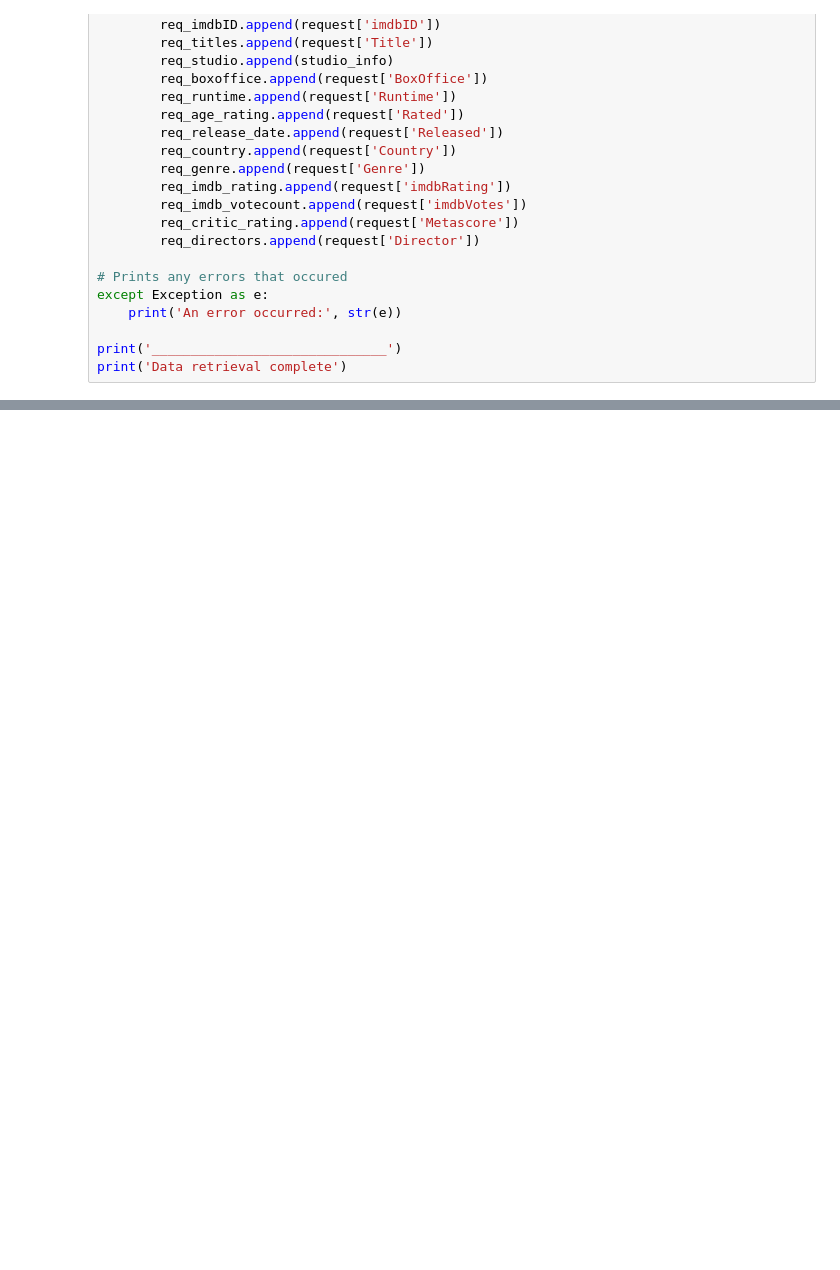
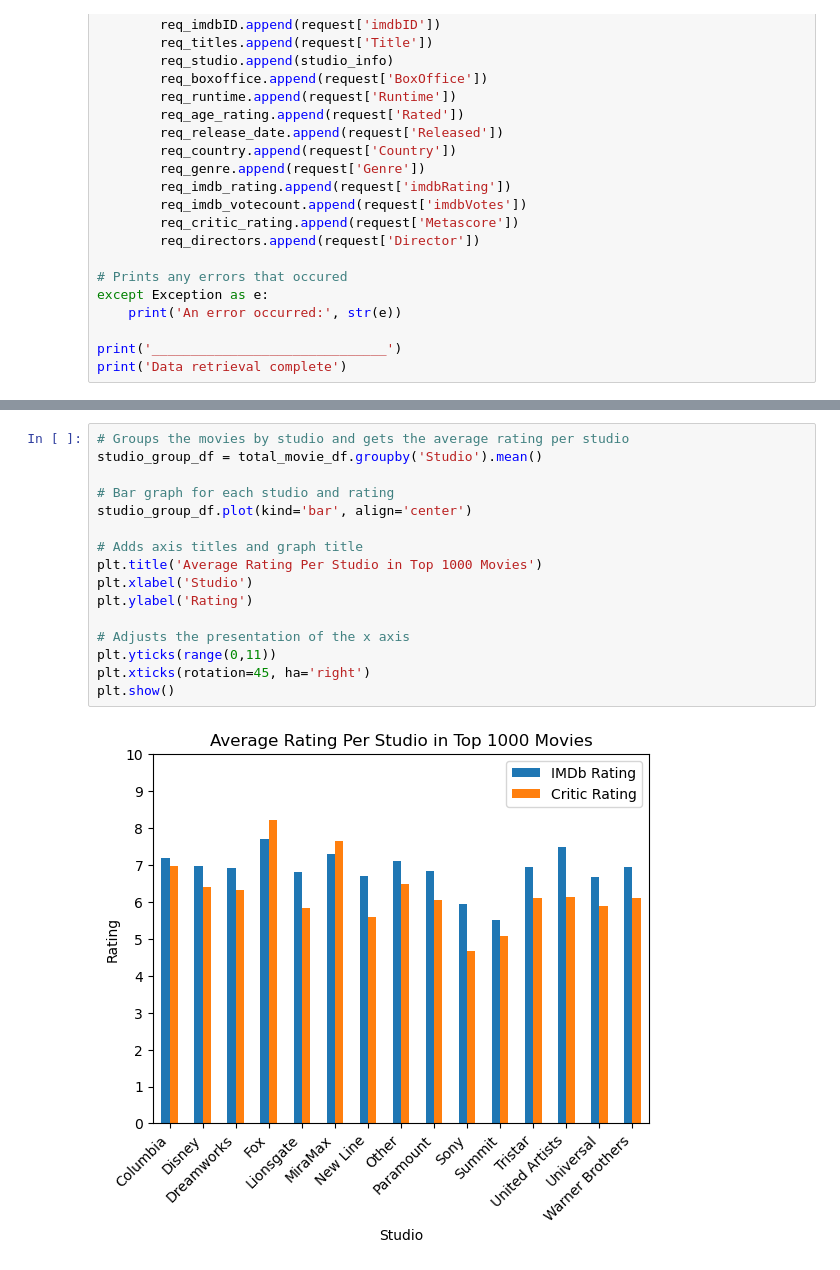
Before and after one commit to jnh17331/project1, a Jupyter notebook: main.ipynb, the cells around one changed output, grey strips where cells are left out. Saved outputs shown, nothing was run; the diff lists cells and outputs as text; blank space fills up the shorter version.

```diff
--- a/main.ipynb
+++ b/main.ipynb
@@ -185,0 +281,18 @@ total_movie_df
+# %%
+# Groups the movies by studio and gets the average rating per studio
+studio_group_df = total_movie_df.groupby('Studio').mean()
+
+# Bar graph for each studio and rating
+studio_group_df.plot(kind='bar', align='center')
+
+# Adds axis titles and graph title
+plt.title('Average Rating Per Studio in Top 1000 Movies')
+plt.xlabel('Studio')
+plt.ylabel('Rating')
+
+# Adjusts the presentation of the x axis
+plt.yticks(range(0,11))
+plt.xticks(rotation=45, ha='right')
+plt.show()
+# %% [output]
+[figure, added]
```
Also changed, not shown: parts of 5 cells of this notebook, 2 other files.
